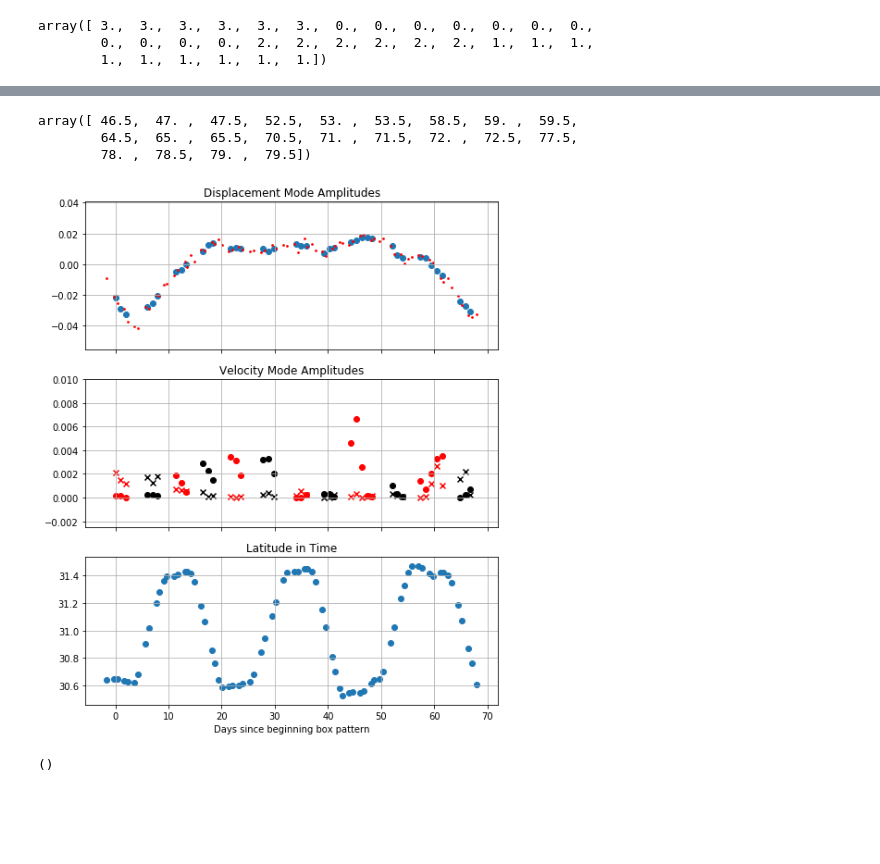
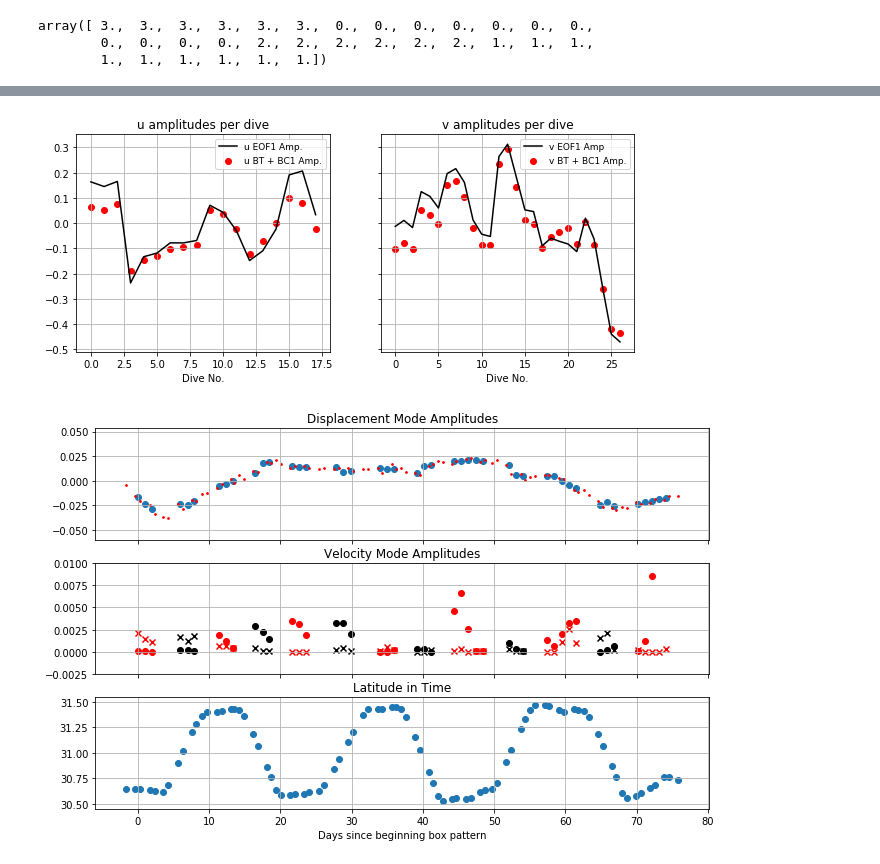
Before and after one commit to jakesteinberg/geostrophic_turbulence, a Jupyter notebook: bermuda_dg037_2019_mode_projections.ipynb, the cells around one changed output, grey strips where cells are left out. Drawn from its saved outputs; the diff is of its cells as text; code cells hidden in the pictures; blank space fills up the shorter version.

```diff
--- a/bermuda_dg037_2019_mode_projections.ipynb
+++ b/bermuda_dg037_2019_mode_projections.ipynb
@@ -308,7 +351,7 @@ G_tot, Gz_tot, c_tot, epsilon_tot = vertical_modes(N2_all, grid, omega, mmax)  #
 
 # --- compute alternate vertical modes (allowing for a sloping bottom)
 bc_bot = 1  # 1 = flat, 2 = rough
-slope = 3.0*10**(-4)  # 5.0*10**(-2)
+slope = 3.0*10**(-2)  # 5.0*10**(-2)
 grid2 = np.concatenate([np.arange(0, 150, 10), np.arange(150, 300, 10), np.arange(300, 4500, 10)])
 n2_interp = np.interp(grid2, grid, N2_all)
 n2_interp[0] = n2_interp[1] - 0.000001
@@ -661,28 +713,43 @@ plot_pro(ax3)
-# %%
-v_no
-# %% [output]
-array([ 46.5,  47. ,  47.5,  52.5,  53. ,  53.5,  58.5,  59. ,  59.5,
-        64.5,  65. ,  65.5,  70.5,  71. ,  71.5,  72. ,  72.5,  77.5,
-        78. ,  78.5,  79. ,  79.5])
+# %%
+matplotlib.rcParams['figure.figsize'] = (10, 4)
+f, (ax1, ax2) = plt.subplots(1, 2, sharey=True)
+ax1.plot(np.arange(0, nq), Amp1_u, color='k', label='u EOF1 Amp.')
+ax1.scatter(np.arange(0, nq), -2.5*(AGz_u[0, :] + AGz_u[1, :]), color='r', label='u BT + BC1 Amp.')
+ax2.plot(np.arange(0, nq_v), Amp1_v, color='k', label='v EOF1 Amp')
+ax2.scatter(np.arange(0, nq_v), -3*(AGz_v[0, :] + AGz_v[1, :]), color='r', label='v BT + BC1 Amp.')
+ax1.grid()
+ax1.set_title('u amplitudes per dive')
+ax2.set_title('v amplitudes per dive')
+ax1.set_xlabel('Dive No.')
+ax2.set_xlabel('Dive No.')
+handles, labels = ax1.get_legend_handles_labels()
+ax1.legend(handles, labels, fontsize=9)
+handles, labels = ax2.get_legend_handles_labels()
+ax2.legend(handles, labels, fontsize=9)
+plot_pro(ax2)
+f.savefig("/Users/jake/Documents/baroclinic_modes/Meetings/meeting_19_09_04/sg037_eof_mode_amps.jpg", dpi=300)
+# %% [output]
+[figure, added]
 # %%
+matplotlib.rcParams['figure.figsize'] = (11, 7)
 f, (ax0, ax, ax1) = plt.subplots(3, 1, sharex=True)
 ax0.scatter(mw_time_order - np.nanmin(mw_time_good), AG[1, time_order_i])
 ax0.scatter(prof_time - np.nanmin(mw_time_good), AG_ind[1, :], color='r', s=3)
 ax.scatter(u_time - np.nanmin(mw_time_good), HKE_per_mass_u_0[0, :], color='k')
 ax.scatter(v_time - np.nanmin(mw_time_good), HKE_per_mass_v_0[0, :], color='r')
 ax.scatter(u_time - np.nanmin(mw_time_good), HKE_per_mass_u_0[1, :], color='k', marker='x')
 ax.scatter(v_time - np.nanmin(mw_time_good), HKE_per_mass_v_0[1, :], color='r', marker='x')
 
 ax1.scatter(prof_time - np.nanmin(mw_time_good), np.nanmean(prof_lat, axis=0))
 
 ax0.grid()
 ax0.set_title('Displacement Mode Amplitudes')
 ax.set_ylim([-.0025, 0.01])
 ax.set_title('Velocity Mode Amplitudes')
 ax1.set_title('Latitude in Time')
 ax1.set_xlabel('Days since beginning box pattern')
 ax.grid()
 plot_pro(ax1)
+f.savefig("/Users/jake/Documents/baroclinic_modes/Meetings/meeting_19_09_04/sg037_mode_amps.jpg", dpi=300)
 # %% [output]
-[figure, old version]
+[figure, new version]
-()
```
Also changed, not shown: parts of 16 cells of this notebook, 1 other file.
